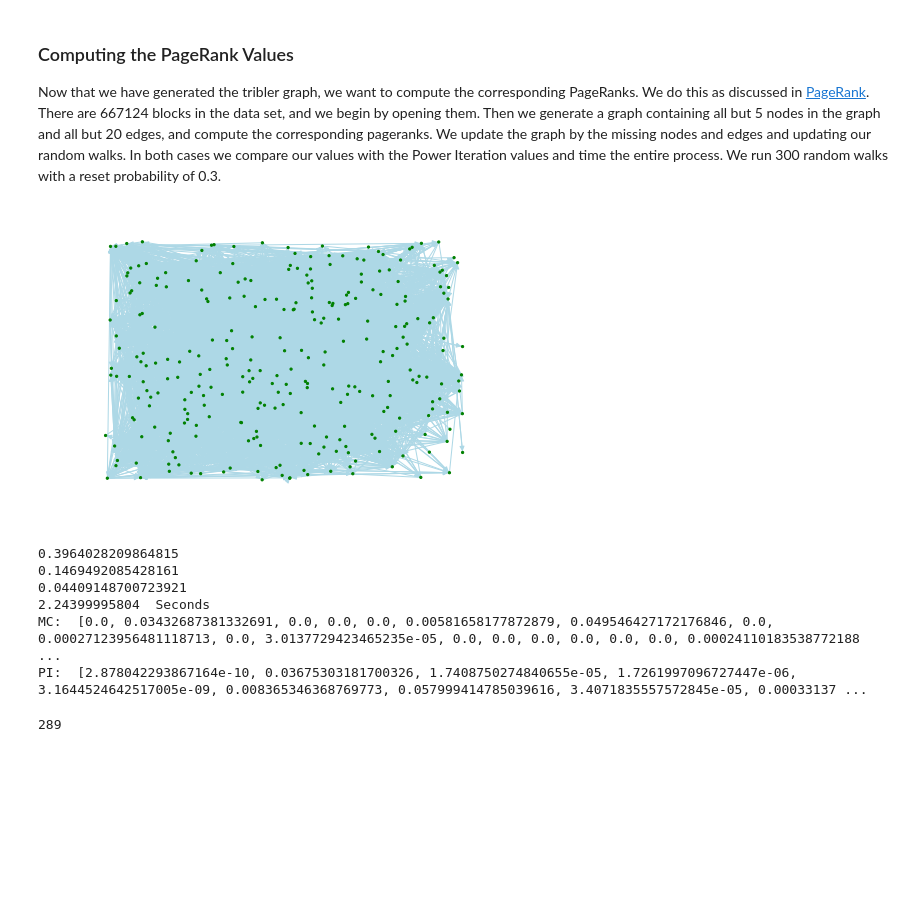
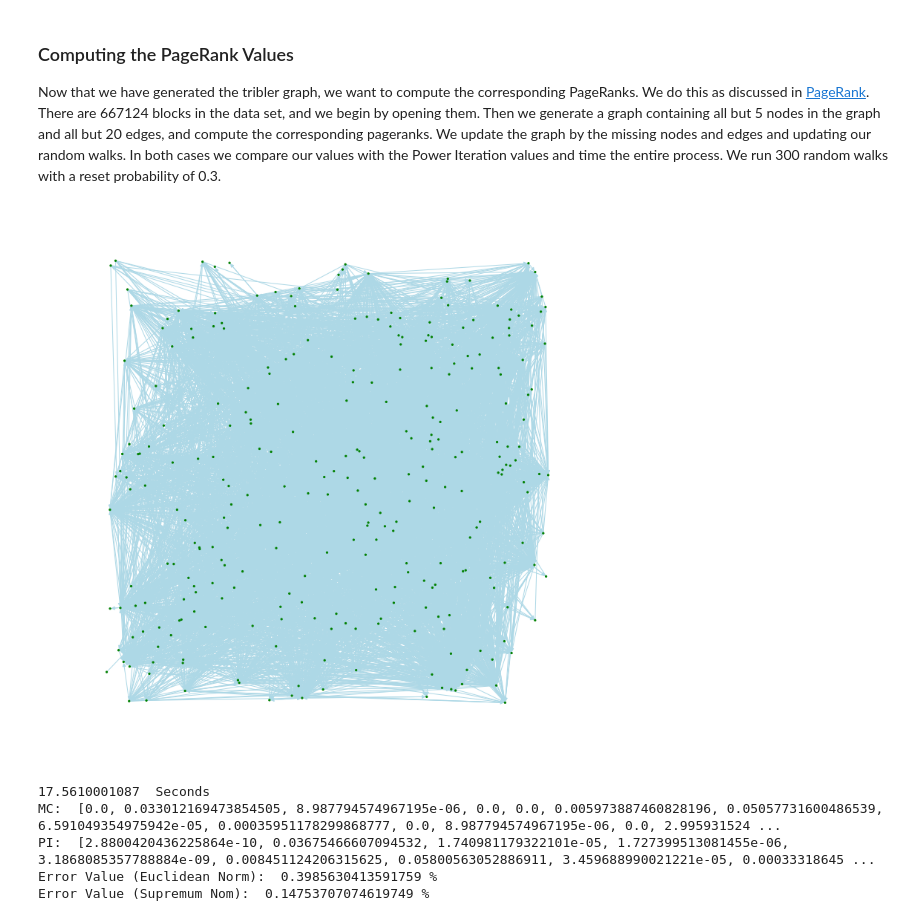
Before and after one commit to Tribler/incremental-pagerank, a Jupyter notebook: Report.ipynb, the cells around one changed output. Drawn from its saved outputs; the diff is of its cells as text; code cells hidden in the pictures; blank space fills up the shorter version.

```diff
--- a/Report.ipynb
+++ b/Report.ipynb
@@ -757,10 +772,11 @@ for reset_probability in reset_probabilities:
             ROC_abscissa.append(len(set(positives).intersection(set(sybil_region.nodes()))) / len(sybil_region.nodes()))
             ROC_ordinate.append(len(set(positives).intersection(set(honest_region.nodes()))) / len(honest_region.nodes()))
 
-        if number_of_attack_edges in [0, 250, 500] and reset_probability == 0.3:
+        if number_of_attack_edges in [0, 250, 499] and reset_probability == 0.3:
             plt.figure(figsize=(12, 12))
             plt.plot(ROC_abscissa, ROC_ordinate)
-            plt.title("ROC Curve for " + str(number_of_attack_edges) + " Attack Edges and Reset Probability " + str(reset_probability ))
+            plt.title("ROC Curve for " + str(number_of_attack_edges) + " Attack Edges and Reset Probability " +
+                      str(reset_probability ))
             plt.xlabel("False Positive Rate")
             plt.ylabel("True Positive Rate")
             plt.show()
@@ -945,63 +1059,58 @@ We run 300 random walks with a reset probability of 0.3.
 # %%
 """
 The code below opens the trustchain data set and and runs the Monte Carlo page rank algorithm on a graph generated
 from all transactions blocks, where nodes correspond to peers and edge weights to net flows of data in between peers.
 The execution of the entire code takes roughly 120 seconds. Loading the data set only needs to be done once. Thereafter
 the page ranks are computed incrementally upon changes in the graph.
 """
 import networkx as nx
 import matplotlib.pyplot as plt
 
 file_path = "C:\\Users\\alexa\\Documents\\TU Delft\\Course material\\Other\\Blockchain\\Blockchain Lab\\Incremental Pagerank\\"
 file_name = "trustchain"
 
 gr = GraphReduction2(file_path, file_name)
 gr.open_data_set()
 graph = gr.graph
-graph.add_nodes_from(gr.nodes[:len(gr.nodes)-5])
-graph.add_weighted_edges_from(gr.edges[:len(gr.edges)-20])
+graph.add_nodes_from(list(gr.nodes[:-5]))
+graph.add_weighted_edges_from(list(gr.edges)[:-20])
 
 node_color = []
 edge_color = []
 
 for node in graph.nodes():
     node_color.append('green')
 for edge in graph.edges():
     edge_color.append('lightblue')
 
 plt.figure(figsize=(10, 10))
 nx.draw_random(graph, node_size=5, edge_width=0.00001, edge_color=edge_color, node_color=node_color)
 plt.show()
 # %% [output]
-[figure, old version]
+[figure, new version]
 # %%
 import time
 
-random.seed(17) #13, 7
+random.seed(17)  # 13, 7
 start_time = time.time()
 node = random.choice(gr.nodes)
-pr = IncrementalPersonalizedPageRank2(graph, node, 10000, 0.3)
+pr = IncrementalPersonalizedPageRank2(graph, node, 100000, 0.3)
 pr.initial_random_walks()
 page_ranks = pr.compute_personalized_page_ranks()
 page_ranks_2 = nx.pagerank(graph, alpha=0.7, personalization={node: 1},
                            max_iter=500, weight='weight')
-print np.linalg.norm(np.array(page_ranks.values()) - np.array(page_ranks_2.values())) / \
-      np.linalg.norm(page_ranks.values())
-print np.max(np.array(page_ranks.values()) - np.array(page_ranks_2.values())) / np.max(page_ranks_2.values())
-print np.max(np.array(page_ranks.values()) - np.array(page_ranks_2.values()))
 finish_time = time.time()
 print finish_time - start_time, " Seconds"
 
 print "MC: ", page_ranks.values()
 print "PI: ", page_ranks_2.values()
+print "Error Value (Euclidean Norm): ", np.linalg.norm(np.array(page_ranks.values()) - np.array(page_ranks_2.values())) / \
+      np.linalg.norm(page_ranks.values()), "%"
+print "Error Value (Supremum Nom): ", np.max(np.array(page_ranks.values()) - np.array(page_ranks_2.values())) / \
+                                      np.max(page_ranks_2.values()), "%"
 # %% [output]
-0.3964028209864815
-0.1469492085428161
-0.04409148700723921
-2.24399995804  Seconds
-MC:  [0.0, 0.03432687381332691, 0.0, 0.0, 0.0, 0.00581658177872879, 0.049546427172176846, 0.0, 0.00027123956481118713, 0.0, 3.0137729423465235e-05, 0.0, 0.0, 0.0, 0.0, 0.0, 0.0, 0.00024110183538772188 ...
-PI:  [2.878042293867164e-10, 0.03675303181700326, 1.7408750274840655e-05, 1.7261997096727447e-06, 3.1644524642517005e-09, 0.008365346368769773, 0.057999414785039616, 3.4071835557572845e-05, 0.00033137 ...
+17.5610001087  Seconds
+MC:  [0.0, 0.033012169473854505, 8.987794574967195e-06, 0.0, 0.0, 0.005973887460828196, 0.05057731600486539, 6.591049354975942e-05, 0.00035951178299868777, 0.0, 8.987794574967195e-06, 0.0, 2.995931524 ...
+PI:  [2.8800420436225864e-10, 0.03675466607094532, 1.740981179322101e-05, 1.727399513081455e-06, 3.1868085357788884e-09, 0.008451124206315625, 0.05800563052886911, 3.459688990021221e-05, 0.00033318645 ...
+Error Value (Euclidean Norm):  0.3985630413591759 %
+Error Value (Supremum Nom):  0.14753707074619749 %
-# %%
-print len(graph.nodes())
-# %% [output]
-289
```
Also changed, not shown: parts of 10 cells of this notebook.
